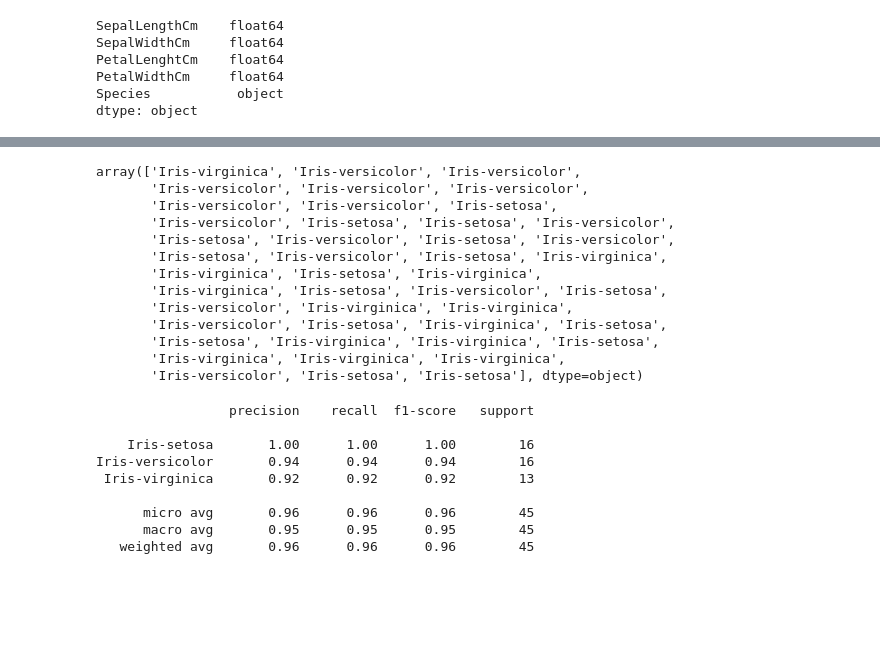
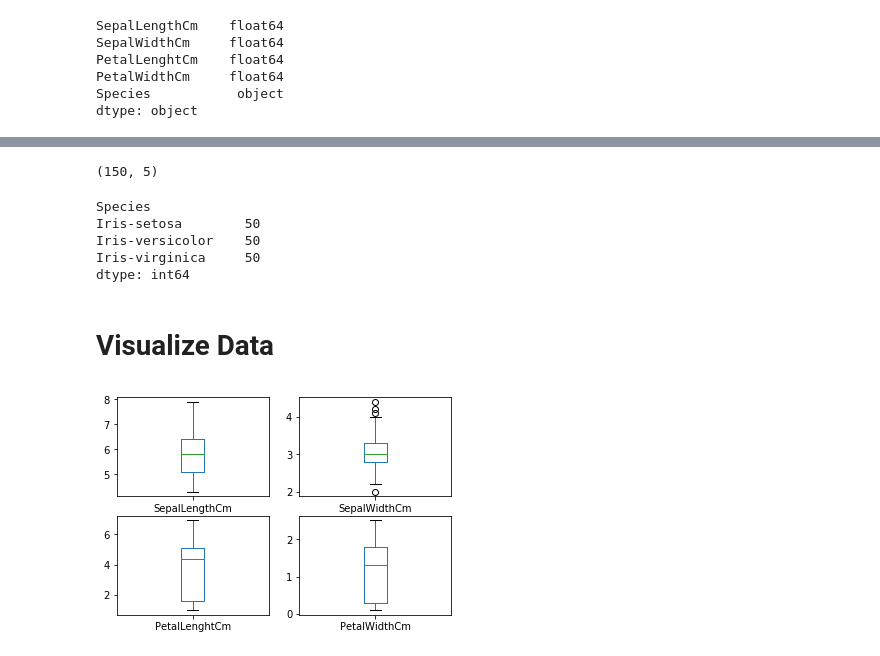
Before and after one commit to Oluwadurotimi10/ML-Personal-Projects, a Jupyter notebook: Iris classification/Iris using DS.ipynb, the cells around one changed output, grey strips where cells are left out. Cells and saved outputs as stored; diff of their text form; code cells hidden in the pictures; blank space fills up the shorter version.

```diff
--- a/Iris classification/Iris using DS.ipynb
+++ b/Iris classification/Iris using DS.ipynb
@@ -93,32 +60,22 @@ y_pred = dtc.predict(X_test)
-# %%
-#showing the prediction
-y_pred
-# %% [output]
-array(['Iris-virginica', 'Iris-versicolor', 'Iris-versicolor',
-       'Iris-versicolor', 'Iris-versicolor', 'Iris-versicolor',
-       'Iris-versicolor', 'Iris-versicolor', 'Iris-setosa',
-       'Iris-versicolor', 'Iris-setosa', 'Iris-setosa', 'Iris-versicolor',
-       'Iris-setosa', 'Iris-versicolor', 'Iris-setosa', 'Iris-versicolor',
-       'Iris-setosa', 'Iris-versicolor', 'Iris-setosa', 'Iris-virginica',
-       'Iris-virginica', 'Iris-setosa', 'Iris-virginica',
-       'Iris-virginica', 'Iris-setosa', 'Iris-versicolor', 'Iris-setosa',
-       'Iris-versicolor', 'Iris-virginica', 'Iris-virginica',
-       'Iris-versicolor', 'Iris-setosa', 'Iris-virginica', 'Iris-setosa',
-       'Iris-setosa', 'Iris-virginica', 'Iris-virginica', 'Iris-setosa',
-       'Iris-virginica', 'Iris-virginica', 'Iris-virginica',
-       'Iris-versicolor', 'Iris-setosa', 'Iris-setosa'], dtype=object)
-# %%
-#testing for the accuracy of the model
-from sklearn.metrics import classification_report
-cr = classification_report(y_test, y_pred)
-print(cr)
-# %% [output]
-                 precision    recall  f1-score   support
-
-    Iris-setosa       1.00      1.00      1.00        16
-Iris-versicolor       0.94      0.94      0.94        16
- Iris-virginica       0.92      0.92      0.92        13
-
-      micro avg       0.96      0.96      0.96        45
-      macro avg       0.95      0.95      0.95        45
-   weighted avg       0.96      0.96      0.96        45
+# %%
+#getting the shape of the data
+irisdata.shape
+# %% [output]
+(150, 5)
+# %%
+#class distribution
+irisdata.groupby('Species').size()
+# %% [output]
+Species
+Iris-setosa        50
+Iris-versicolor    50
+Iris-virginica     50
+dtype: int64
+# %% [markdown]
+# Visualize Data
+# %%
+#box and whisker plots
+irisdata.plot(kind='box', subplots=True, layout=(2,2), sharex=False, sharey=False)
+plt.show()
+# %% [output]
+[figure, added]
```
Also changed, not shown: parts of 68 cells of this notebook, 4 other files.
